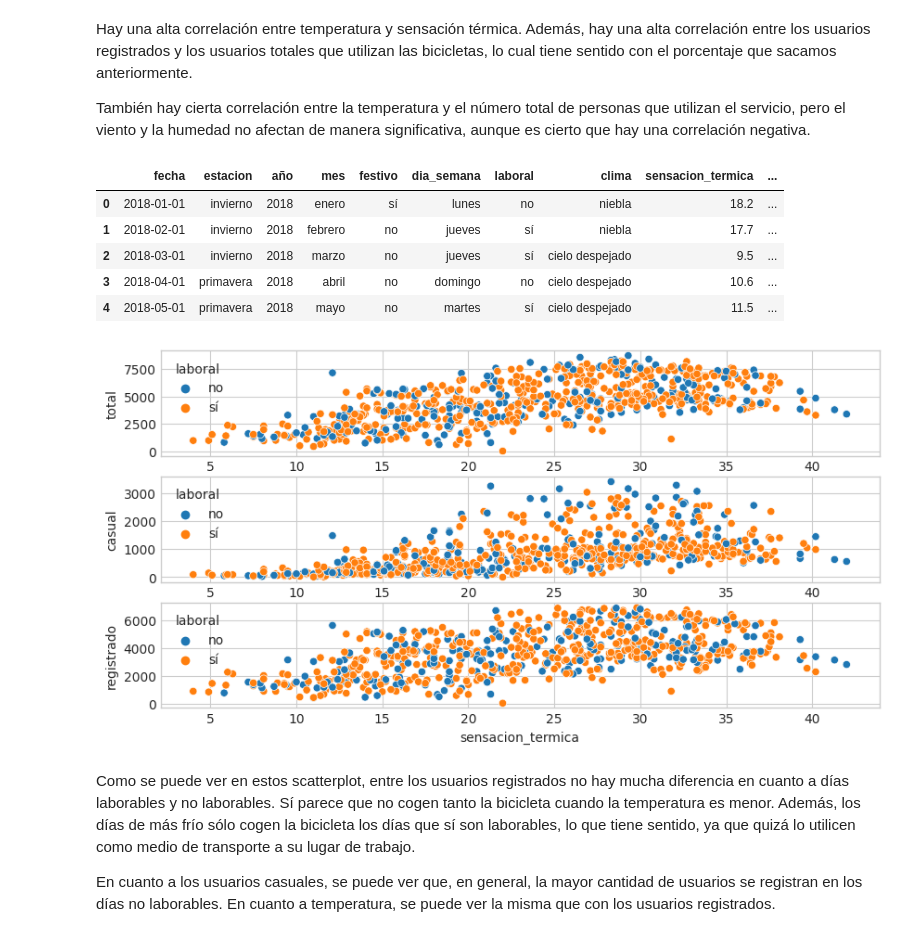
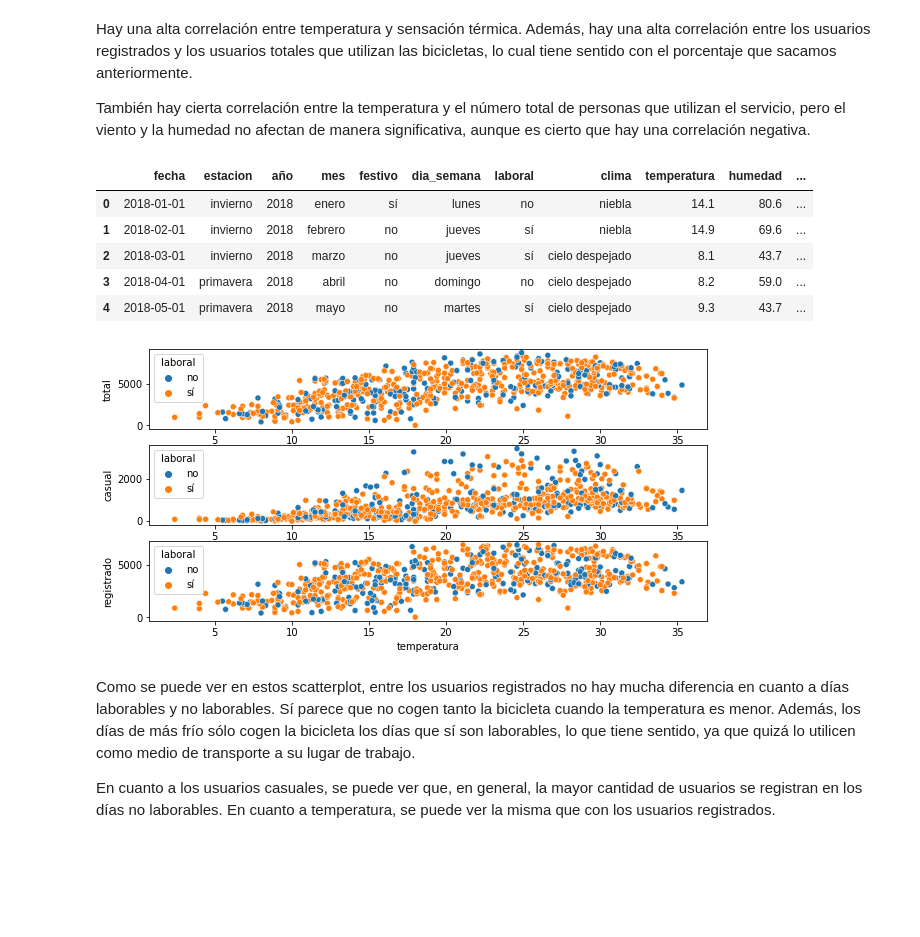
Before and after one commit to CrisSangrador/proyecto-alquiler-bicicletas, a Jupyter notebook: graficas.ipynb, the cells around one changed output. Cells and saved outputs as stored; diff of their text form; code cells hidden in the pictures; blank space fills up the shorter version.

```diff
--- a/graficas.ipynb
+++ b/graficas.ipynb
@@ -4,7 +4,6 @@ import numpy as np
 
 import seaborn as sns
 import matplotlib.pyplot as plt
-plt.style.use("seaborn-whitegrid")
 
 import sidetable as stb
 
@@ -126,24 +125,24 @@ Además, hay una alta correlación entre los usuarios registrados y los usuarios
 También hay cierta correlación entre la temperatura y el número total de personas que utilizan el servicio, pero el viento y la humedad no afectan de manera significativa, aunque es cierto que hay una correlación negativa.
 # %%
 # Como sensación térmica y temperatura están muy correlacionadas, decidimos eliminar temperatura.
-df.drop("temperatura", axis = 1, inplace = True)
+df.drop("sensacion_termica", axis = 1, inplace = True)
 # %%
 df.head()
 # %% [output]
-|  | fecha | estacion | año | mes | festivo | dia_semana | laboral | clima | sensacion_termica | ... |
-| 0 | 2018-01-01 | invierno | 2018 | enero | sí | lunes | no | niebla | 18.2 | ... |
-| 1 | 2018-02-01 | invierno | 2018 | febrero | no | jueves | sí | niebla | 17.7 | ... |
-| 2 | 2018-03-01 | invierno | 2018 | marzo | no | jueves | sí | cielo despejado | 9.5 | ... |
-| 3 | 2018-04-01 | primavera | 2018 | abril | no | domingo | no | cielo despejado | 10.6 | ... |
-| 4 | 2018-05-01 | primavera | 2018 | mayo | no | martes | sí | cielo despejado | 11.5 | ... |
+|  | fecha | estacion | año | mes | festivo | dia_semana | laboral | clima | temperatura | humedad | ... |
+| 0 | 2018-01-01 | invierno | 2018 | enero | sí | lunes | no | niebla | 14.1 | 80.6 | ... |
+| 1 | 2018-02-01 | invierno | 2018 | febrero | no | jueves | sí | niebla | 14.9 | 69.6 | ... |
+| 2 | 2018-03-01 | invierno | 2018 | marzo | no | jueves | sí | cielo despejado | 8.1 | 43.7 | ... |
+| 3 | 2018-04-01 | primavera | 2018 | abril | no | domingo | no | cielo despejado | 8.2 | 59.0 | ... |
+| 4 | 2018-05-01 | primavera | 2018 | mayo | no | martes | sí | cielo despejado | 9.3 | 43.7 | ... |
 # %%
 fig, axes = plt.subplots(3, 1, figsize = (10, 5))
 
-sns.scatterplot(x = "sensacion_termica", y = "total", hue = "laboral", data = df, ax = axes[0])
-sns.scatterplot(x = "sensacion_termica", y = "casual", hue = "laboral", data = df, ax = axes[1]);
-sns.scatterplot(x = "sensacion_termica", y = "registrado", hue = "laboral", data = df, ax = axes[2]);
+sns.scatterplot(x = "temperatura", y = "total", hue = "laboral", data = df, ax = axes[0])
+sns.scatterplot(x = "temperatura", y = "casual", hue = "laboral", data = df, ax = axes[1]);
+sns.scatterplot(x = "temperatura", y = "registrado", hue = "laboral", data = df, ax = axes[2]);
 # %% [output]
-[figure, old version]
+[figure, new version]
 # %% [markdown]
 Como se puede ver en estos scatterplot, entre los usuarios registrados no hay mucha diferencia en cuanto a días laborables y no laborables. Sí parece que no cogen tanto la bicicleta cuando la temperatura es menor. Además, los días de más frío sólo cogen la bicicleta los días que sí son laborables, lo que tiene sentido, ya que quizá lo utilicen como medio de transporte a su lugar de trabajo.
 
```
Also changed, not shown: parts of 13 cells of this notebook, 6 other files.
